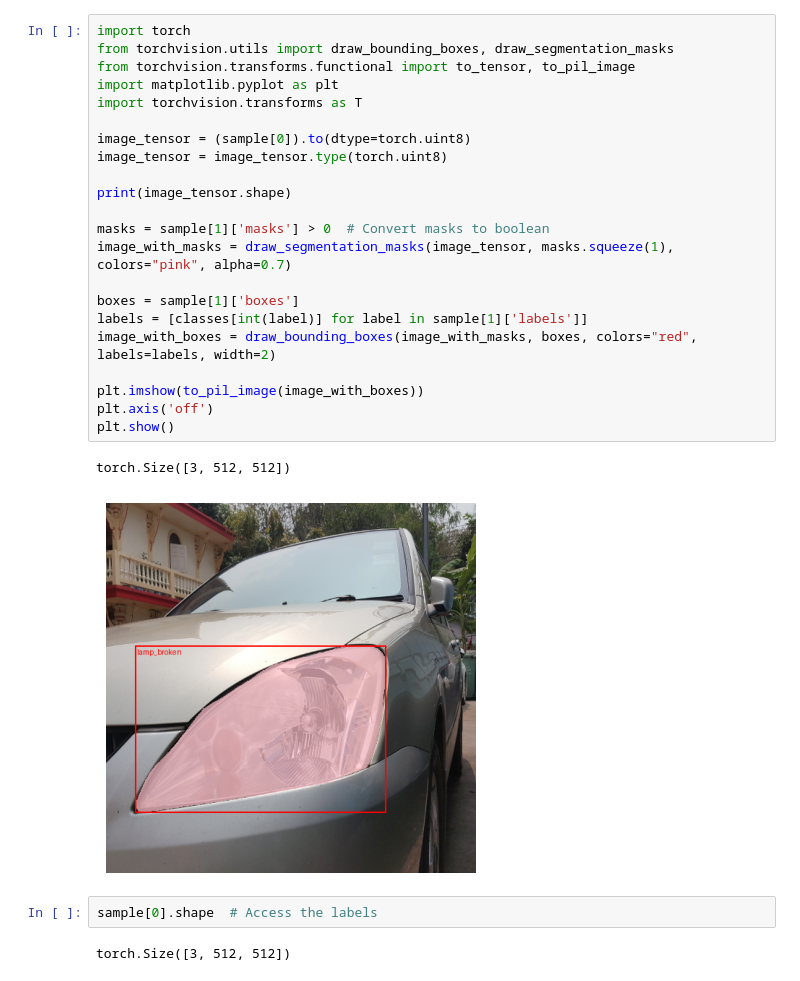
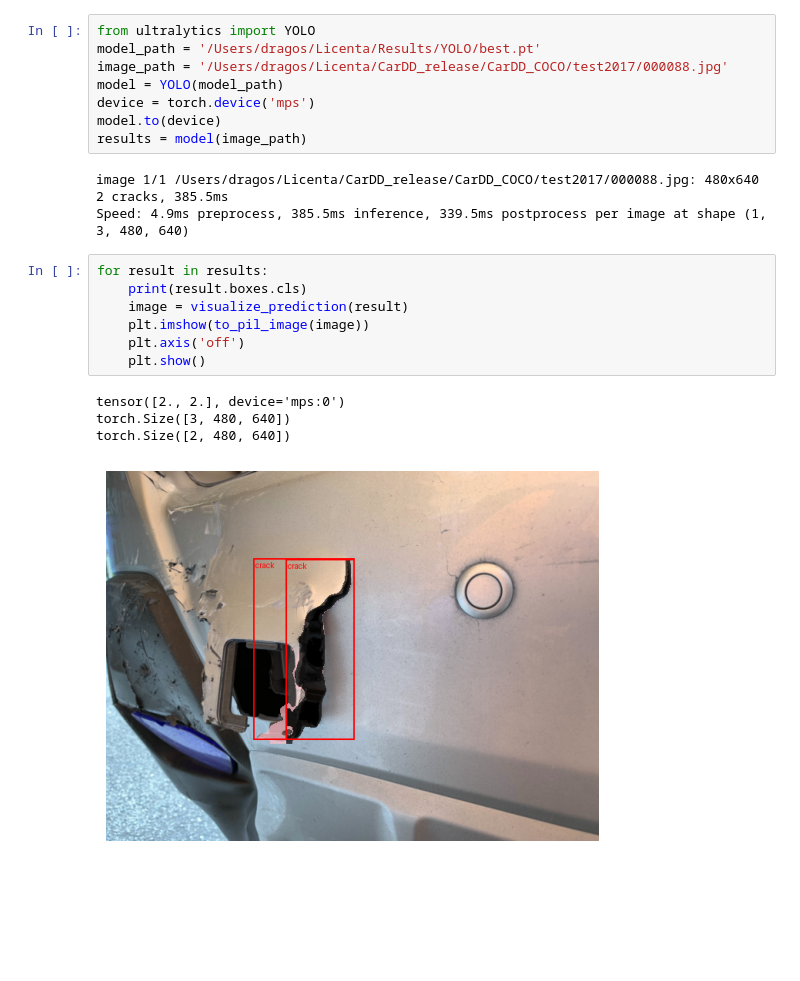
Before and after one commit to DragosChileban/Thesis, a Jupyter notebook: visualize.ipynb, the cells around one changed output. Saved outputs shown, nothing was run; the diff lists cells and outputs as text; blank space fills up the shorter version.

Commit message:
Added new YOLO11 trained model and visualization scripts

```diff
--- a/visualize.ipynb
+++ b/visualize.ipynb
@@ -25,29 +19,23 @@ tensor([5])
-# %%
-import torch
-from torchvision.utils import draw_bounding_boxes, draw_segmentation_masks
-from torchvision.transforms.functional import to_tensor, to_pil_image
-import matplotlib.pyplot as plt
-import torchvision.transforms as T
-
-image_tensor = (sample[0]).to(dtype=torch.uint8)
-image_tensor = image_tensor.type(torch.uint8)
-
-print(image_tensor.shape)
-
-masks = sample[1]['masks'] > 0  # Convert masks to boolean
-image_with_masks = draw_segmentation_masks(image_tensor, masks.squeeze(1), colors="pink", alpha=0.7)
-
-boxes = sample[1]['boxes']
-labels = [classes[int(label)] for label in sample[1]['labels']]
-image_with_boxes = draw_bounding_boxes(image_with_masks, boxes, colors="red", labels=labels, width=2)
-
-plt.imshow(to_pil_image(image_with_boxes))
-plt.axis('off')
-plt.show()
-# %% [output]
-torch.Size([3, 512, 512])
-[figure, removed]
-# %%
-sample[0].shape  # Access the labels
-# %% [output]
-torch.Size([3, 512, 512])
+# %%
+from ultralytics import YOLO
+model_path = '/Users/dragos/Licenta/Results/YOLO/best.pt'
+image_path = '/Users/dragos/Licenta/CarDD_release/CarDD_COCO/test2017/000088.jpg'
+model = YOLO(model_path)
+device = torch.device('mps')
+model.to(device)
+results = model(image_path)
+# %% [output]
+image 1/1 /Users/dragos/Licenta/CarDD_release/CarDD_COCO/test2017/000088.jpg: 480x640 2 cracks, 385.5ms
+Speed: 4.9ms preprocess, 385.5ms inference, 339.5ms postprocess per image at shape (1, 3, 480, 640)
+# %%
+for result in results:
+    print(result.boxes.cls)
+    image = visualize_prediction(result)
+    plt.imshow(to_pil_image(image))
+    plt.axis('off')
+    plt.show()
+# %% [output]
+tensor([2., 2.], device='mps:0')
+torch.Size([3, 480, 640])
+torch.Size([2, 480, 640])
+[figure, added]
```
Also changed, not shown: parts of 5 cells of this notebook, 4 other files.
